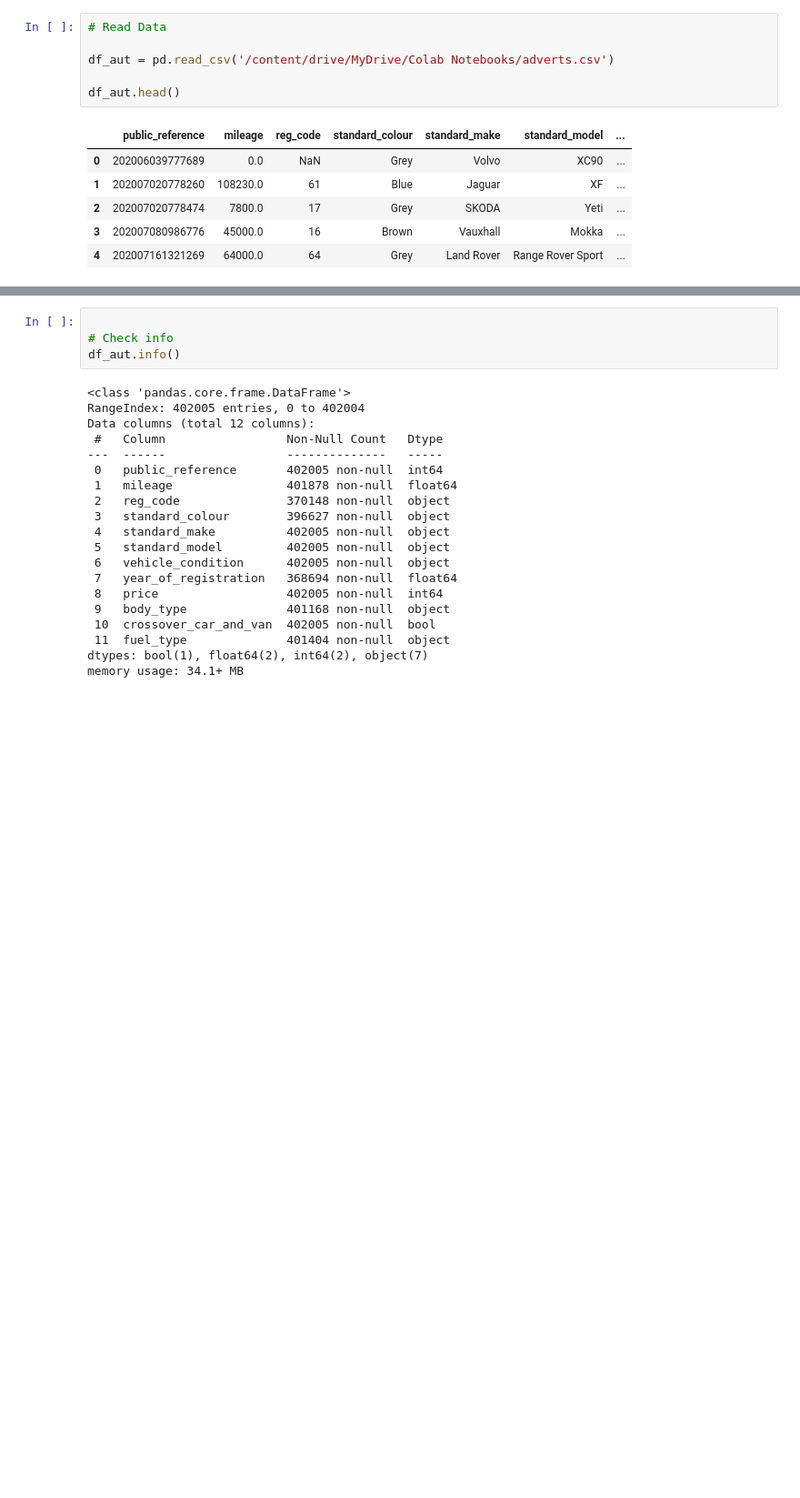
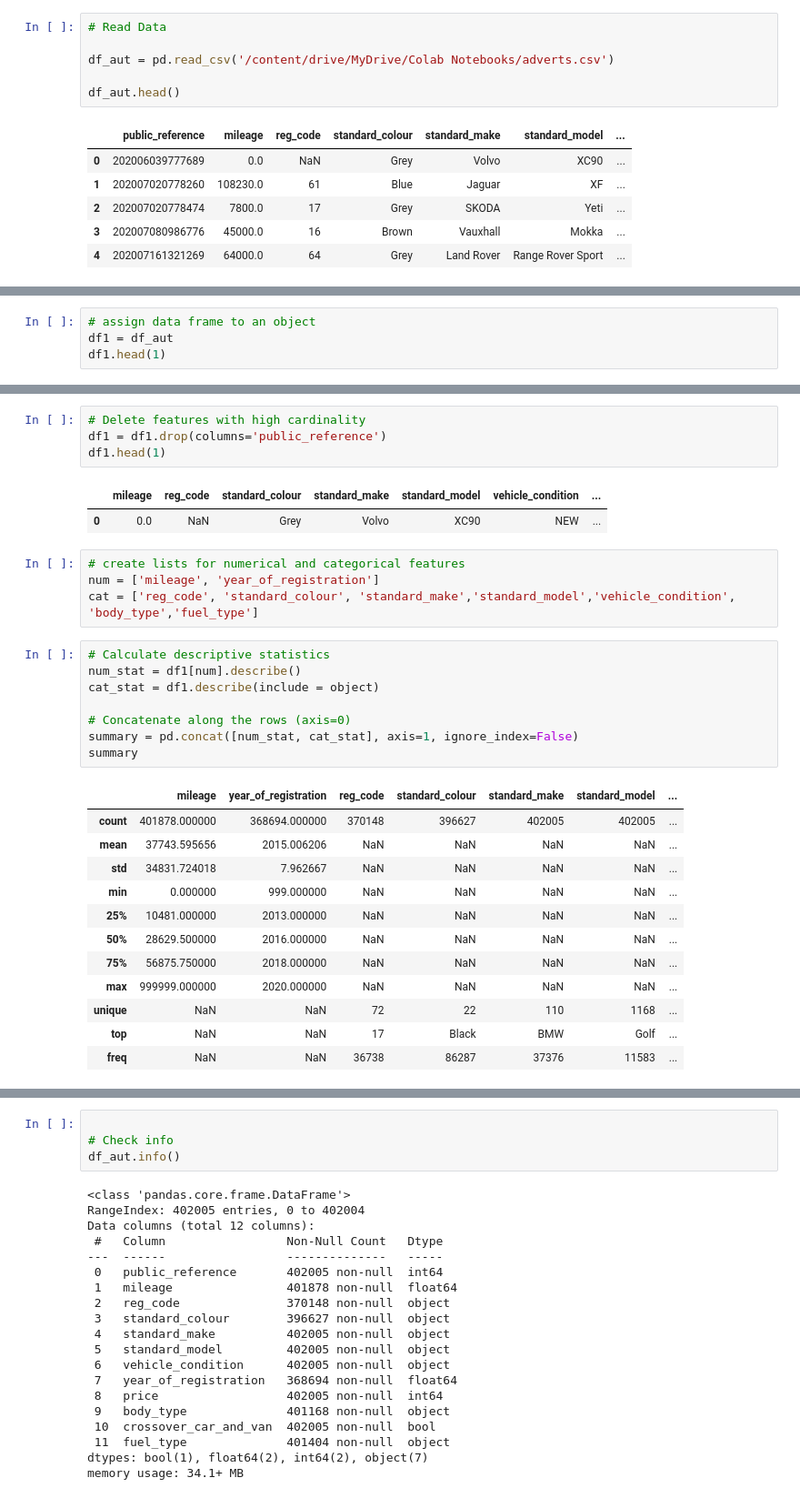
Before and after one commit to kessingtonosazee/GCP_Project_1, a Jupyter notebook: assessment_rrr.ipynb, the cells around one changed output, grey strips where cells are left out. Shown at 91% size. Cells and saved outputs as stored; diff of their text form; blank space fills up the shorter version.

```diff
--- a/assessment_rrr.ipynb
+++ b/assessment_rrr.ipynb
@@ -98,0 +103,4 @@ df_aut.head()
+# %%
+# assign data frame to an object
+df1 = df_aut
+df1.head(1)
@@ -98,0 +147,32 @@ df_aut.head()
+# %%
+# Delete features with high cardinality
+df1 = df1.drop(columns='public_reference')
+df1.head(1)
+# %% [output]
+|  | mileage | reg_code | standard_colour | standard_make | standard_model | vehicle_condition | ... |
+| 0 | 0.0 | NaN | Grey | Volvo | XC90 | NEW | ... |
+# %%
+# create lists for numerical and categorical features
+num = ['mileage', 'year_of_registration']
+cat = ['reg_code', 'standard_colour', 'standard_make','standard_model','vehicle_condition', 'body_type','fuel_type']
+# %%
+# Calculate descriptive statistics
+num_stat = df1[num].describe()
+cat_stat = df1.describe(include = object)
+
+# Concatenate along the rows (axis=0)
+summary = pd.concat([num_stat, cat_stat], axis=1, ignore_index=False)
+summary
+# %% [output]
+|  | mileage | year_of_registration | reg_code | standard_colour | standard_make | standard_model | ... |
+| count | 401878.000000 | 368694.000000 | 370148 | 396627 | 402005 | 402005 | ... |
+| mean | 37743.595656 | 2015.006206 | NaN | NaN | NaN | NaN | ... |
+| std | 34831.724018 | 7.962667 | NaN | NaN | NaN | NaN | ... |
+| min | 0.000000 | 999.000000 | NaN | NaN | NaN | NaN | ... |
+| 25% | 10481.000000 | 2013.000000 | NaN | NaN | NaN | NaN | ... |
+| 50% | 28629.500000 | 2016.000000 | NaN | NaN | NaN | NaN | ... |
+| 75% | 56875.750000 | 2018.000000 | NaN | NaN | NaN | NaN | ... |
+| max | 999999.000000 | 2020.000000 | NaN | NaN | NaN | NaN | ... |
+| unique | NaN | NaN | 72 | 22 | 110 | 1168 | ... |
+| top | NaN | NaN | 17 | Black | BMW | Golf | ... |
+| freq | NaN | NaN | 36738 | 86287 | 37376 | 11583 | ... |
```
Also changed, not shown: parts of 6 cells of this notebook.
